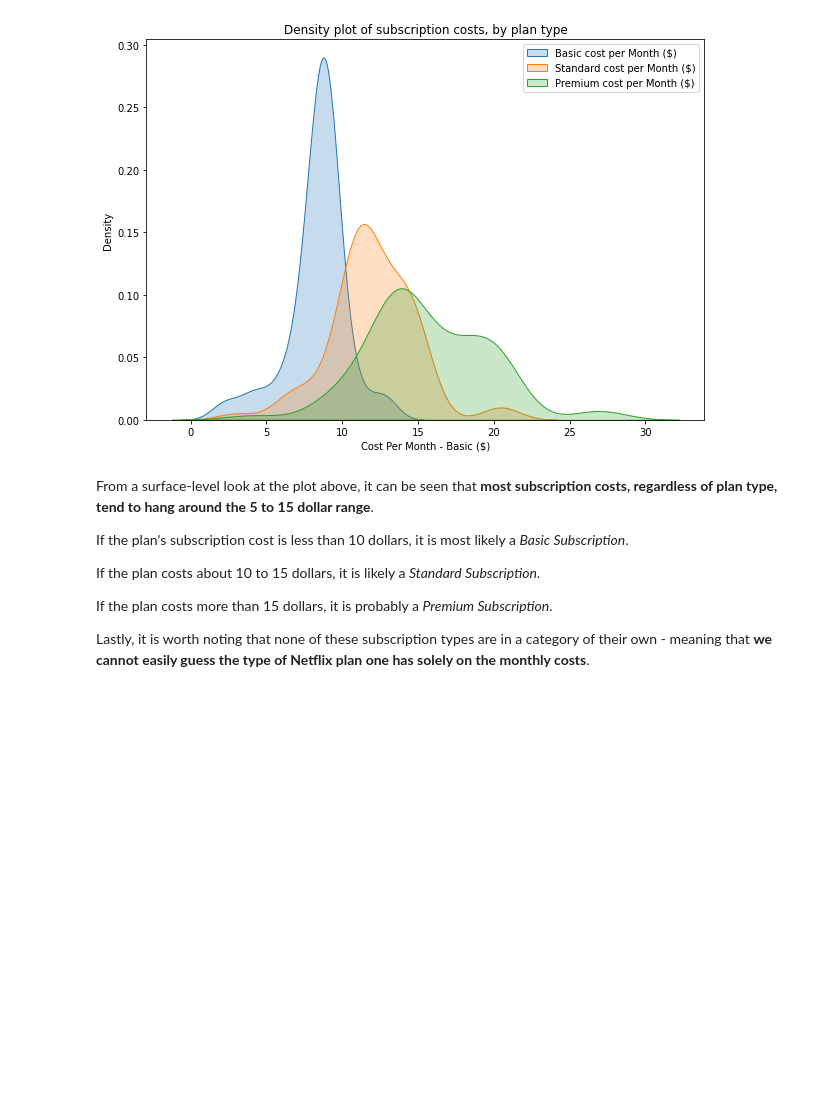
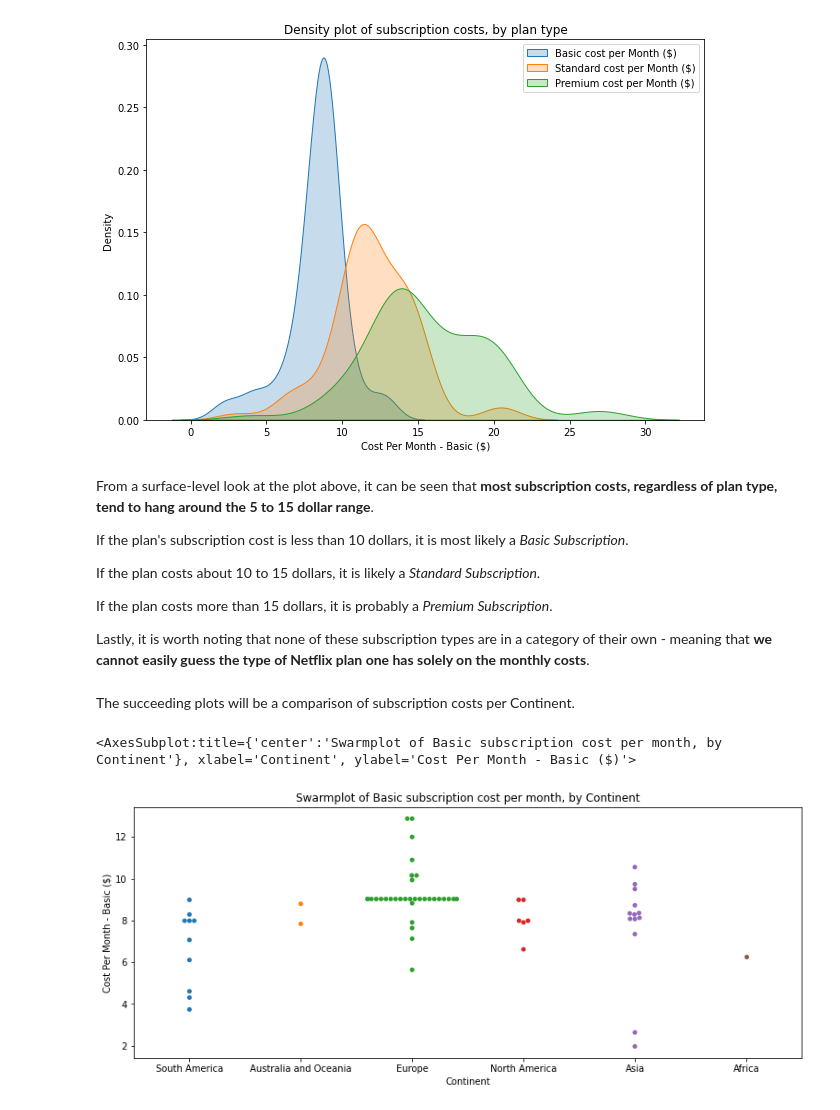
Before and after one commit to almncarlo/netflix-price-visualization, a Jupyter notebook: notebook.ipynb, the cells around one changed output. Drawn from its saved outputs; the diff is of its cells as text; code cells hidden in the pictures; blank space fills up the shorter version.

Commit message:
Added swarm plots and a bar plot

```diff
--- a/notebook.ipynb
+++ b/notebook.ipynb
@@ -8,11 +8,13 @@ print("Setup Complete")
 # %% [output]
 Setup Complete
 # %%
-# sets the path of the file to be analyzed to a variable
+# sets the path of the files to be analyzed to a variable
 nflx_path = '../input/netflix-subscription-price-in-different-countries/Netflix subscription fee Dec-2021.csv'
+con_path = '../input/continent/data_w_con.csv'
 
-# reads file to a variable
+# reads files to a variable
 nflx_data = pd.read_csv(nflx_path, index_col='Country_code')
+con_data = pd.read_csv(con_path)
 
 # returns the csv file in table form
 nflx_data
@@ -71,3 +73,13 @@ If the plan costs about 10 to 15 dollars, it is likely a *Standard Subscription*
 If the plan costs more than 15 dollars, it is probably a *Premium Subscription*.
 
 Lastly, it is worth noting that none of these subscription types are in a category of their own - meaning that **we cannot easily guess the type of Netflix plan one has solely on the monthly costs**.
+# %% [markdown]
+The succeeding plots will be a comparison of subscription costs per Continent.
+# %%
+# SWARMPLOT - BASIC
+plt.figure(figsize=(13,5))
+plt.title("Swarmplot of Basic subscription cost per month, by Continent")
+sb.swarmplot(x=con_data['Continent'], y=con_data['Cost Per Month - Basic ($)'])
+# %% [output]
+<AxesSubplot:title={'center':'Swarmplot of Basic subscription cost per month, by Continent'}, xlabel='Continent', ylabel='Cost Per Month - Basic ($)'>
+[figure, added]
```
Also changed, not shown: parts of 5 cells of this notebook.
